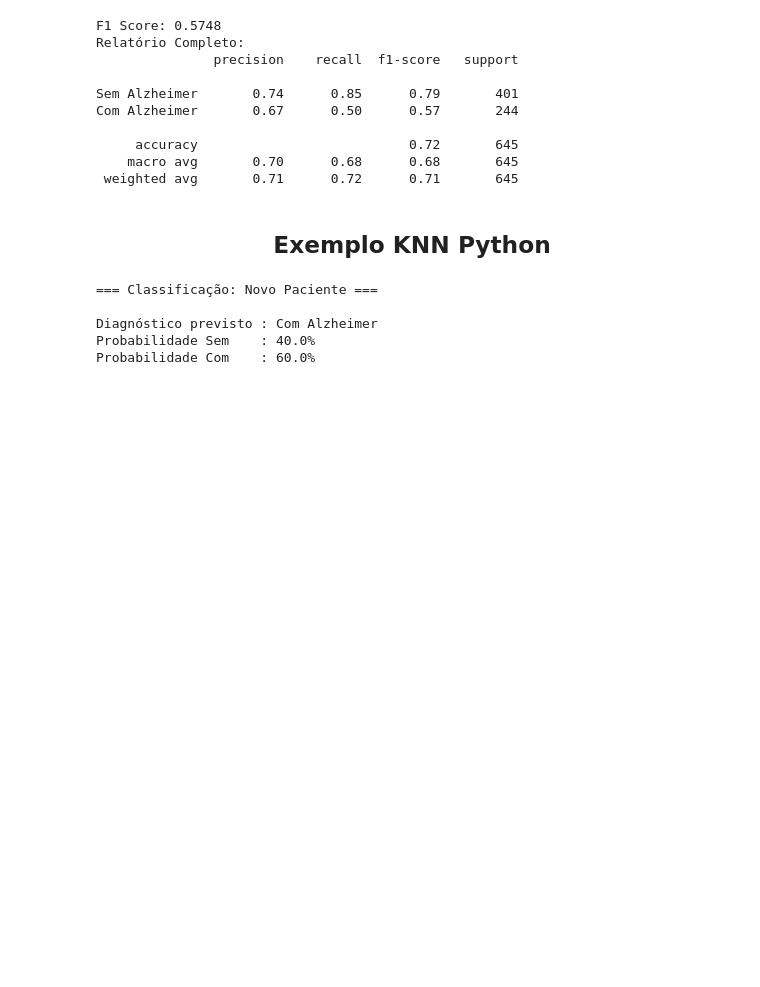
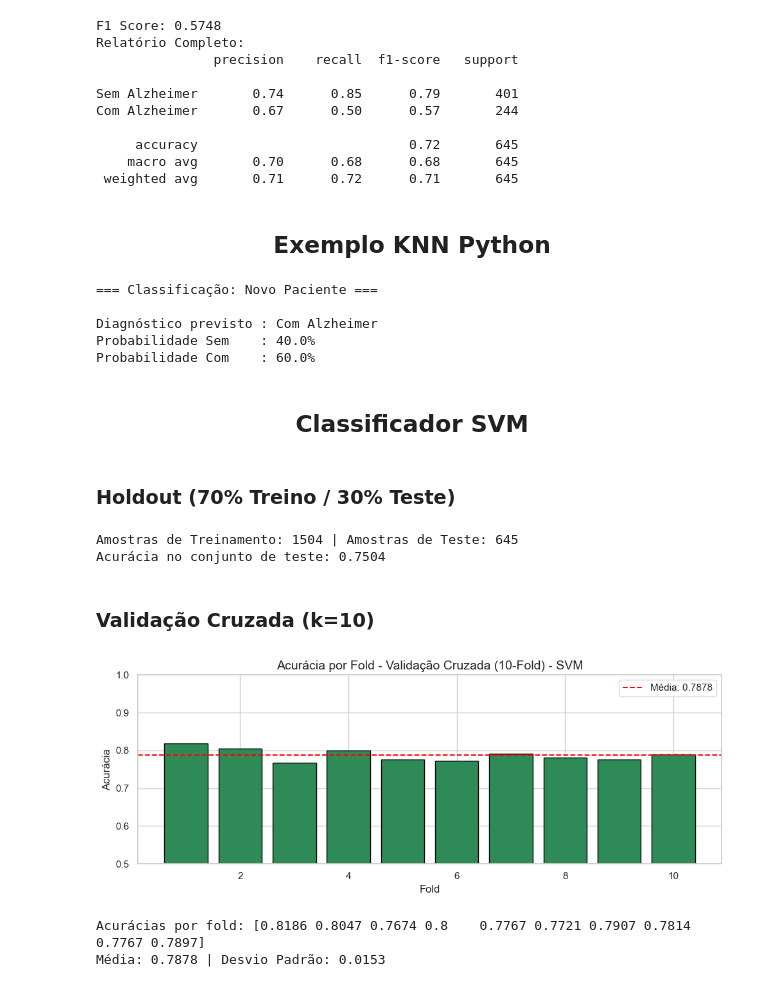
Before and after one commit to fleiviobr/ProjetoCIDA, a Jupyter notebook: ProjetoFinal.ipynb, the cells around one changed output. Cells and saved outputs as stored; diff of their text form; code cells hidden in the pictures; blank space fills up the shorter version.

```diff
--- a/ProjetoFinal.ipynb
+++ b/ProjetoFinal.ipynb
@@ -688,3 +686,48 @@ print(f"Probabilidade Com    : {prob[1]:.1%}")
 Diagnóstico previsto : Com Alzheimer
 Probabilidade Sem    : 40.0%
 Probabilidade Com    : 60.0%
+# %% [markdown]
+<h2 style="text-align:center;">Classificador SVM</h2>
+# %% [markdown]
+<h3>Holdout (70% Treino / 30% Teste)</h3>
+# %%
+from sklearn.svm import SVC
+from sklearn.model_selection import train_test_split
+
+X_train_svm, X_test_svm, y_train_svm, y_test_svm = train_test_split(
+    X_scaled, y, test_size=0.3, random_state=42)
+
+svm = SVC(kernel='rbf', random_state=42, probability=True)
+svm.fit(X_train_svm, y_train_svm)
+y_pred_svm = svm.predict(X_test_svm)
+
+print(f"Amostras de Treinamento: {X_train_svm.shape[0]} | Amostras de Teste: {X_test_svm.shape[0]}")
+print(f"Acurácia no conjunto de teste: {svm.score(X_test_svm, y_test_svm):.4f}")
+# %% [output]
+Amostras de Treinamento: 1504 | Amostras de Teste: 645
+Acurácia no conjunto de teste: 0.7504
+# %% [markdown]
+<h3>Validação Cruzada (k=10)</h3>
+# %%
+from sklearn.model_selection import cross_val_score, StratifiedKFold
+
+cv = StratifiedKFold(n_splits=10, shuffle=True, random_state=42)
+scores_svm = cross_val_score(SVC(kernel='rbf', random_state=42), X_scaled, y, cv=cv, scoring='accuracy')
+
+plt.figure(figsize=(10, 4))
+plt.bar(range(1, 11), scores_svm, color='seagreen', edgecolor='black')
+plt.axhline(scores_svm.mean(), color='red', linestyle='--', label=f'Média: {scores_svm.mean():.4f}')
+plt.title('Acurácia por Fold - Validação Cruzada (10-Fold) - SVM', fontsize=14)
+plt.xlabel('Fold')
+plt.ylabel('Acurácia')
+plt.ylim(0.5, 1.0)
+plt.legend()
+plt.tight_layout()
+plt.show()
+
+print(f"Acurácias por fold: {scores_svm.round(4)}")
+print(f"Média: {scores_svm.mean():.4f} | Desvio Padrão: {scores_svm.std():.4f}")
+# %% [output]
+[figure, added]
+Acurácias por fold: [0.8186 0.8047 0.7674 0.8    0.7767 0.7721 0.7907 0.7814 0.7767 0.7897]
+Média: 0.7878 | Desvio Padrão: 0.0153
```
Also changed, not shown: parts of 59 cells of this notebook, 1 other file.
